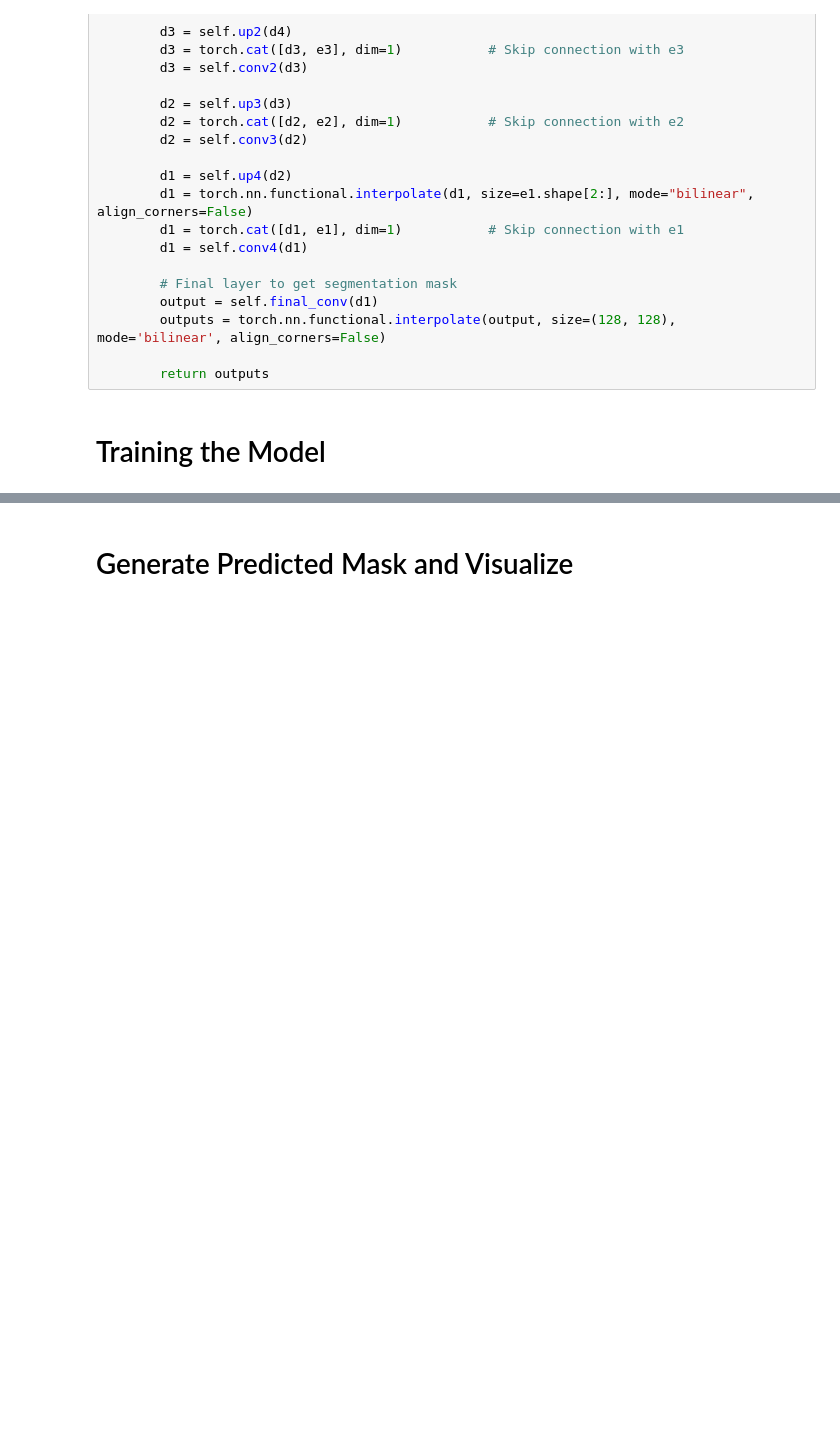
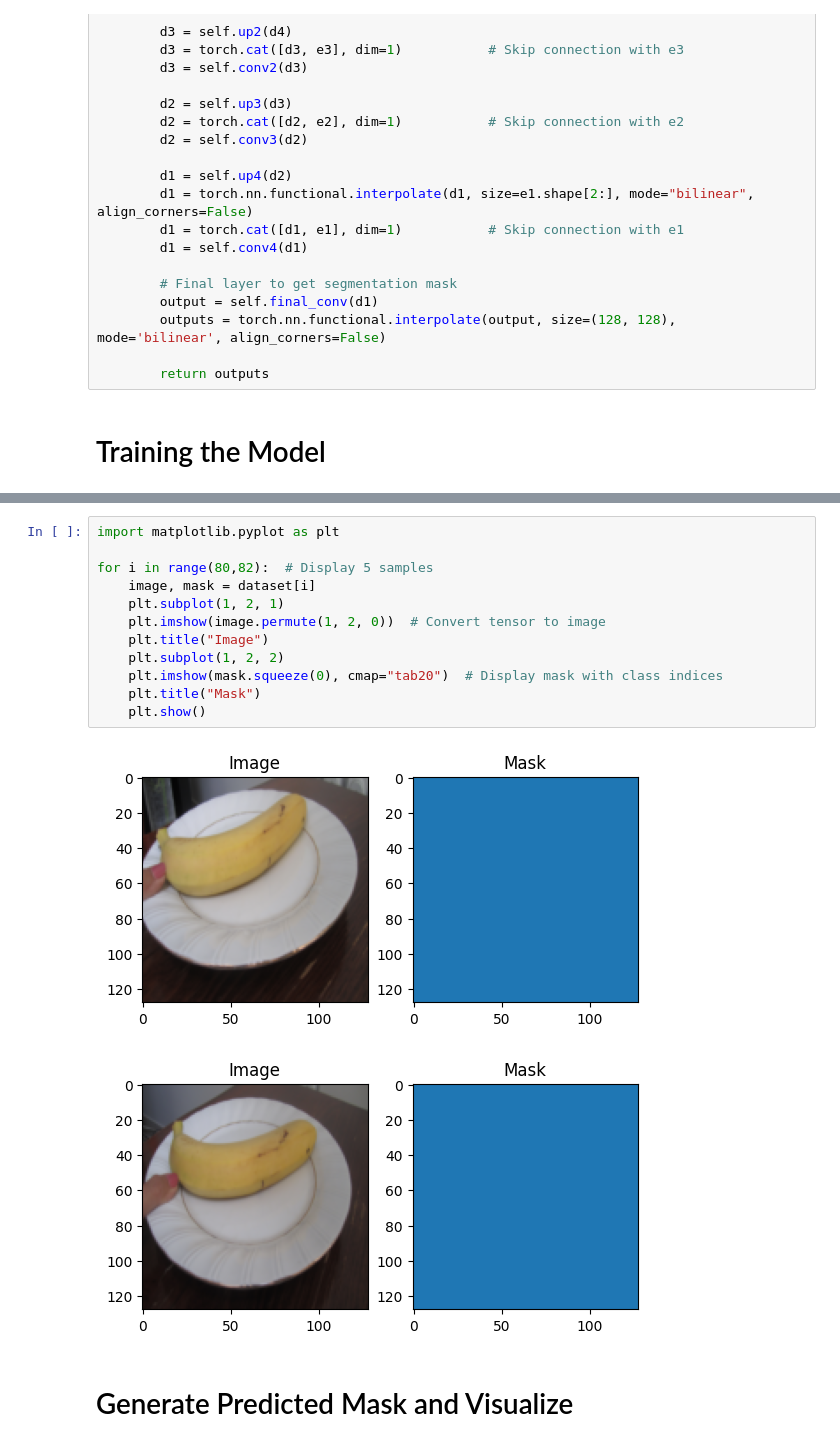
Before and after one commit to AkashPrasad2/Calorie-Estimation-Computer-Vision-Project, a Jupyter notebook: trying to get apples to work but it doesnt.ipynb, the cells around one changed output, grey strips where cells are left out. Drawn from its saved outputs; the diff is of its cells as text; blank space fills up the shorter version.

```diff
--- a/trying to get apples to work but it doesnt.ipynb
+++ b/trying to get apples to work but it doesnt.ipynb
@@ -236,3 +238,18 @@ Epoch [20/20], Loss: 0.0000
+# %%
+import matplotlib.pyplot as plt
+
+for i in range(80,82):  # Display 5 samples
+    image, mask = dataset[i]
+    plt.subplot(1, 2, 1)
+    plt.imshow(image.permute(1, 2, 0))  # Convert tensor to image
+    plt.title("Image")
+    plt.subplot(1, 2, 2)
+    plt.imshow(mask.squeeze(0), cmap="tab20")  # Display mask with class indices
+    plt.title("Mask")
+    plt.show()
+# %% [output]
+[figure, added]
+[figure, added]
 # %% [markdown]
 # Generate Predicted Mask and Visualize
 # %%
```
Also changed, not shown: parts of 3 cells of this notebook.
